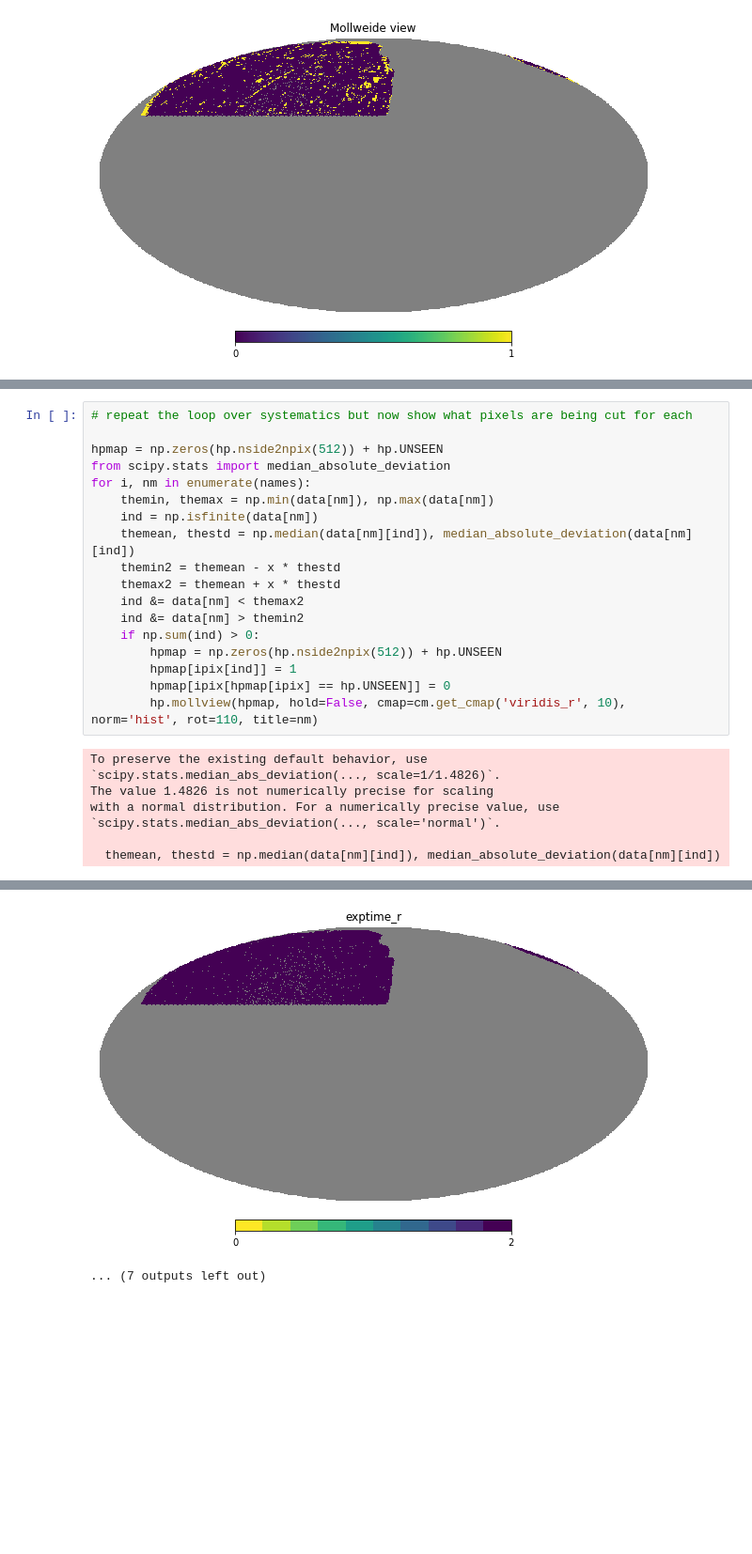
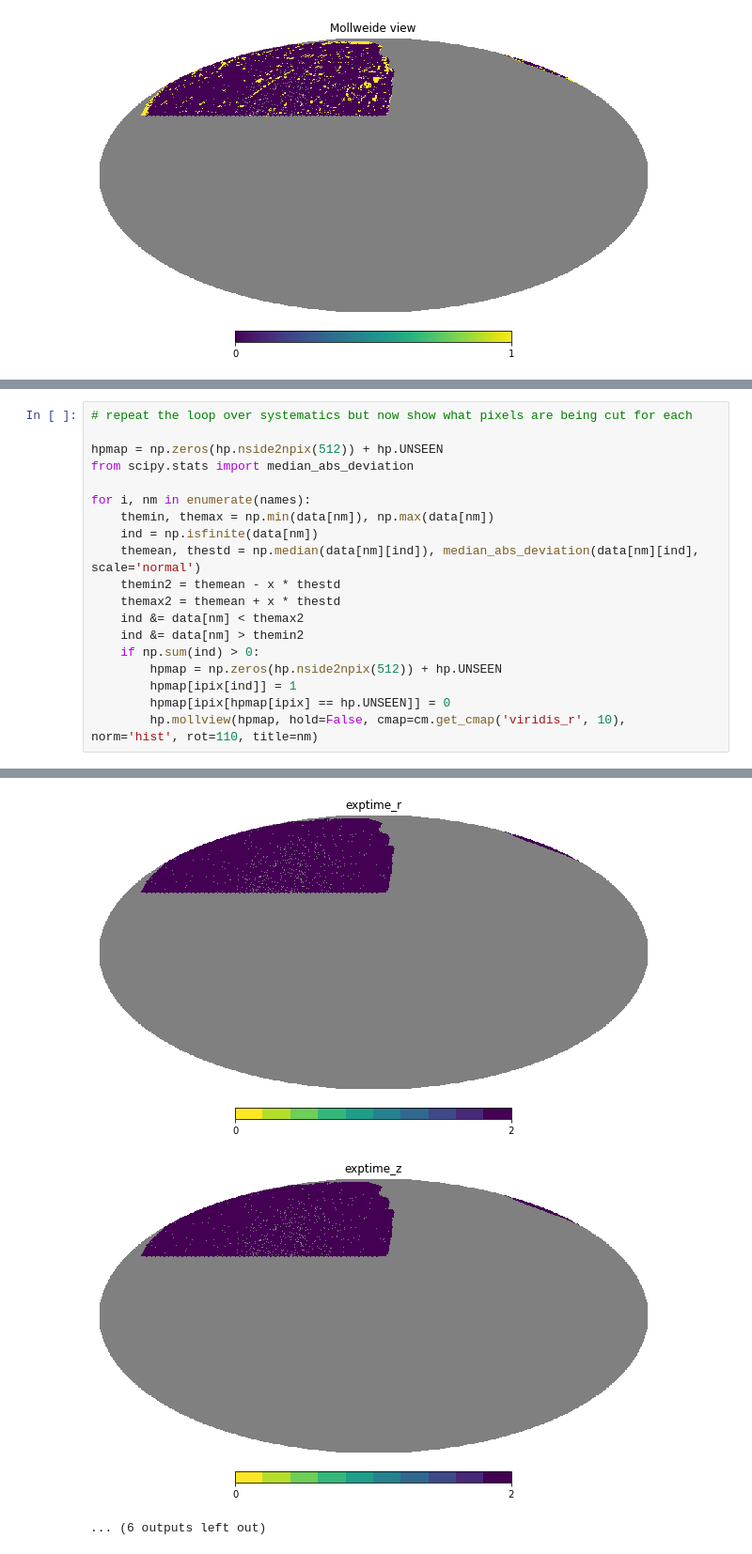
Before and after one commit to elleggert/astrostatistics, a Jupyter notebook: data_preprocessing/dataset_preparation/scaling_sys_maps.ipynb, the cells around one changed output, grey strips where cells are left out. Shown at 94% size. Cells and saved outputs as stored; diff of their text form; blank space fills up the shorter version.

```diff
--- a/data_preprocessing/dataset_preparation/scaling_sys_maps.ipynb
+++ b/data_preprocessing/dataset_preparation/scaling_sys_maps.ipynb
@@ -289,38 +208,33 @@ hp.mollview(hpmap, rot=110, cmap='viridis')
 # %%
 # repeat the loop over systematics but now show what pixels are being cut for each
 
 hpmap = np.zeros(hp.nside2npix(512)) + hp.UNSEEN
-from scipy.stats import median_absolute_deviation
+from scipy.stats import median_abs_deviation
+
 for i, nm in enumerate(names):
     themin, themax = np.min(data[nm]), np.max(data[nm])
     ind = np.isfinite(data[nm])
-    themean, thestd = np.median(data[nm][ind]), median_absolute_deviation(data[nm][ind])
+    themean, thestd = np.median(data[nm][ind]), median_abs_deviation(data[nm][ind], scale='normal')
     themin2 = themean - x * thestd
     themax2 = themean + x * thestd
     ind &= data[nm] < themax2
     ind &= data[nm] > themin2
     if np.sum(ind) > 0:
         hpmap = np.zeros(hp.nside2npix(512)) + hp.UNSEEN
         hpmap[ipix[ind]] = 1
         hpmap[ipix[hpmap[ipix] == hp.UNSEEN]] = 0
         hp.mollview(hpmap, hold=False, cmap=cm.get_cmap('viridis_r', 10), norm='hist', rot=110, title=nm)
 # %% [output]
-To preserve the existing default behavior, use
-`scipy.stats.median_abs_deviation(..., scale=1/1.4826)`.
-The value 1.4826 is not numerically precise for scaling
-with a normal distribution. For a numerically precise value, use
-`scipy.stats.median_abs_deviation(..., scale='normal')`.
-
-  themean, thestd = np.median(data[nm][ind]), median_absolute_deviation(data[nm][ind])
 [figure]
 [figure]
 [figure]
 [figure]
 [figure]
 [figure]
 [figure]
 [figure]
 [figure]
 [figure]
 [figure]
-... (7 outputs left out)
+[figure, added]
+... (6 outputs left out)
```
Also changed, not shown: parts of 13 cells of this notebook, 1 other file.
